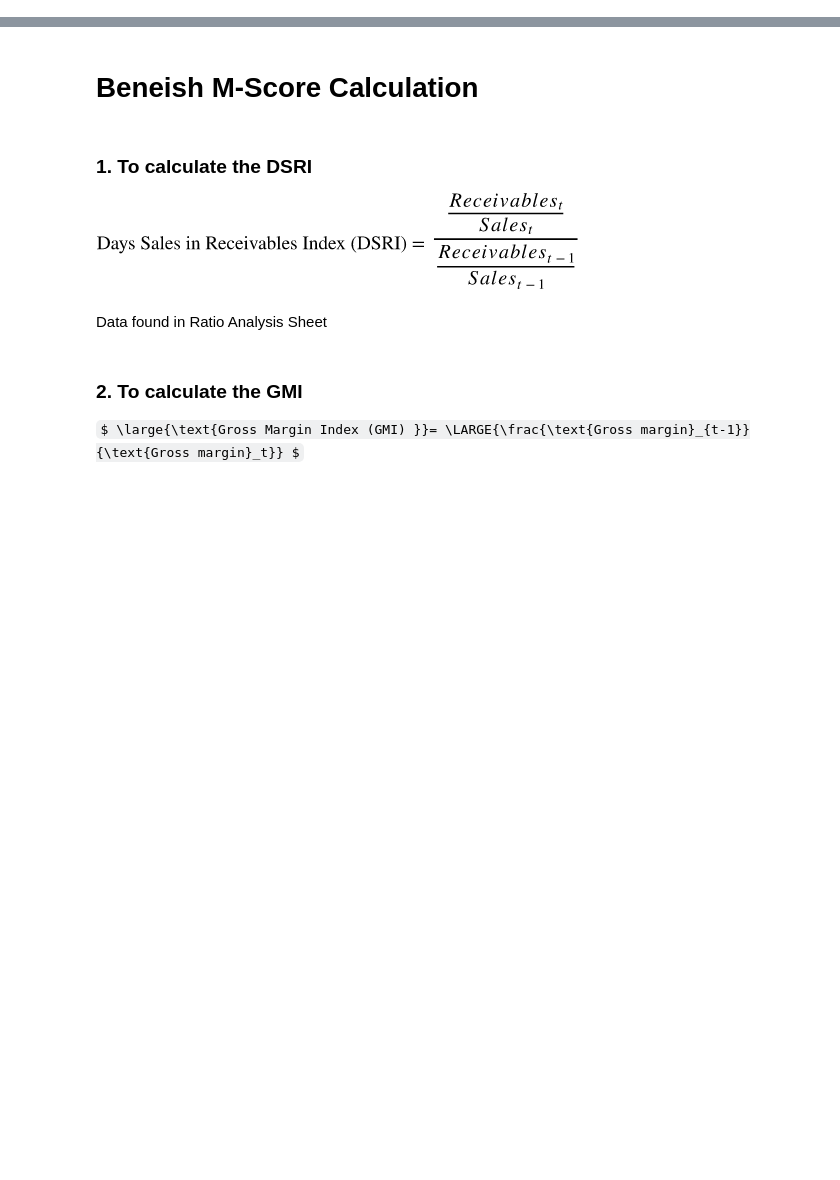
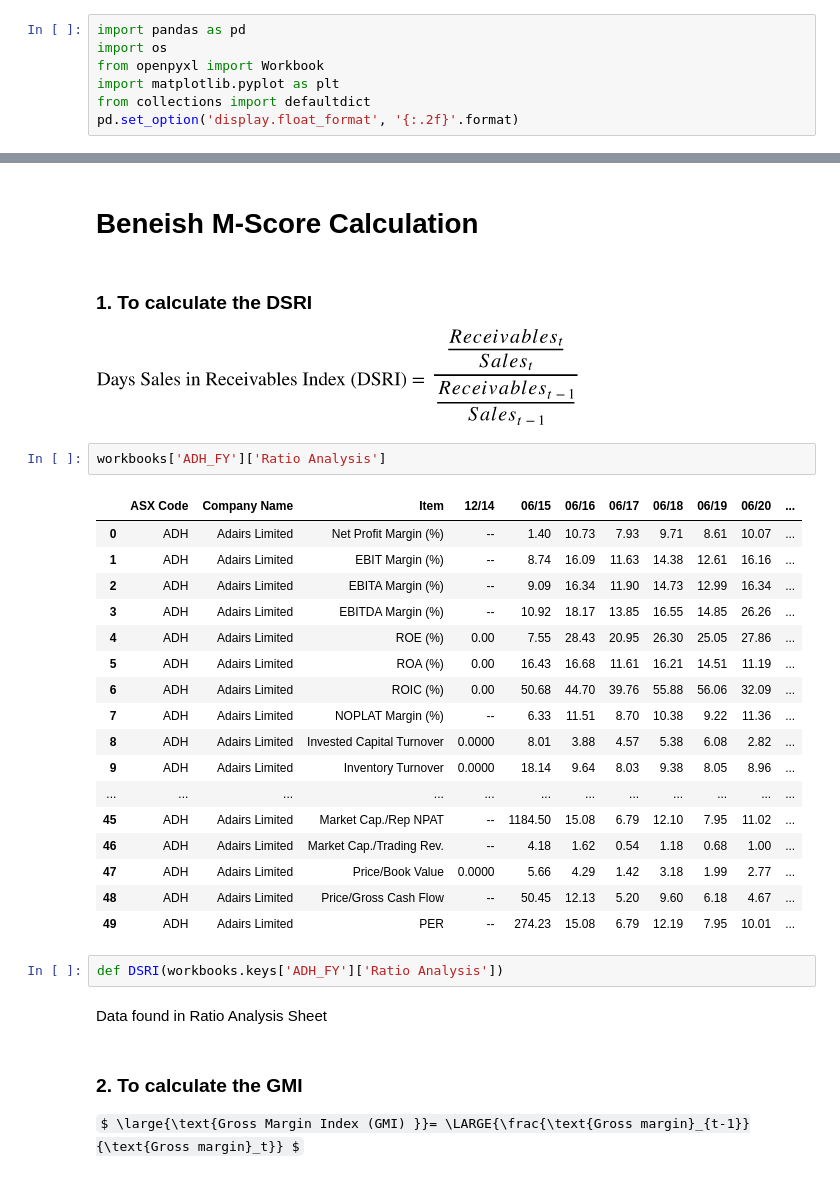
Before and after one commit to someonealive0/deepaudit, a Jupyter notebook: KK Notebook.ipynb, the cells around one changed output, grey strips where cells are left out. Saved outputs shown, nothing was run; the diff lists cells and outputs as text; some formulas as TeX source; blank space fills up the shorter version.

```diff
--- a/KK Notebook.ipynb
+++ b/KK Notebook.ipynb
@@ -4,3 +1,10 @@ import os
+# %%
+import pandas as pd
+import os
+from openpyxl import Workbook
+import matplotlib.pyplot as plt
+from collections import defaultdict
+pd.set_option('display.float_format', '{:.2f}'.format)
 # %%
 files = []
 for i in os.walk('./datasets_excel/'):
@@ -19,6 +23,28 @@ print(list(workbooks.keys()))
 ### 1. To calculate the DSRI
 
 ![image.png](attachment:image.png)
+# %%
+workbooks['ADH_FY']['Ratio Analysis']
+# %% [output]
+|  | ASX Code | Company Name | Item | 12/14 | 06/15 | 06/16 | 06/17 | 06/18 | 06/19 | 06/20 | ... |
+| 0 | ADH | Adairs Limited | Net Profit Margin (%) | -- | 1.40 | 10.73 | 7.93 | 9.71 | 8.61 | 10.07 | ... |
+| 1 | ADH | Adairs Limited | EBIT Margin (%) | -- | 8.74 | 16.09 | 11.63 | 14.38 | 12.61 | 16.16 | ... |
+| 2 | ADH | Adairs Limited | EBITA Margin (%) | -- | 9.09 | 16.34 | 11.90 | 14.73 | 12.99 | 16.34 | ... |
+| 3 | ADH | Adairs Limited | EBITDA Margin (%) | -- | 10.92 | 18.17 | 13.85 | 16.55 | 14.85 | 26.26 | ... |
+| 4 | ADH | Adairs Limited | ROE (%) | 0.00 | 7.55 | 28.43 | 20.95 | 26.30 | 25.05 | 27.86 | ... |
+| 5 | ADH | Adairs Limited | ROA (%) | 0.00 | 16.43 | 16.68 | 11.61 | 16.21 | 14.51 | 11.19 | ... |
+| 6 | ADH | Adairs Limited | ROIC (%) | 0.00 | 50.68 | 44.70 | 39.76 | 55.88 | 56.06 | 32.09 | ... |
+| 7 | ADH | Adairs Limited | NOPLAT Margin (%) | -- | 6.33 | 11.51 | 8.70 | 10.38 | 9.22 | 11.36 | ... |
+| 8 | ADH | Adairs Limited | Invested Capital Turnover | 0.0000 | 8.01 | 3.88 | 4.57 | 5.38 | 6.08 | 2.82 | ... |
+| 9 | ADH | Adairs Limited | Inventory Turnover | 0.0000 | 18.14 | 9.64 | 8.03 | 9.38 | 8.05 | 8.96 | ... |
+| ... | ... | ... | ... | ... | ... | ... | ... | ... | ... | ... | ... |
+| 45 | ADH | Adairs Limited | Market Cap./Rep NPAT | -- | 1184.50 | 15.08 | 6.79 | 12.10 | 7.95 | 11.02 | ... |
+| 46 | ADH | Adairs Limited | Market Cap./Trading Rev. | -- | 4.18 | 1.62 | 0.54 | 1.18 | 0.68 | 1.00 | ... |
+| 47 | ADH | Adairs Limited | Price/Book Value | 0.0000 | 5.66 | 4.29 | 1.42 | 3.18 | 1.99 | 2.77 | ... |
+| 48 | ADH | Adairs Limited | Price/Gross Cash Flow | -- | 50.45 | 12.13 | 5.20 | 9.60 | 6.18 | 4.67 | ... |
+| 49 | ADH | Adairs Limited | PER | -- | 274.23 | 15.08 | 6.79 | 12.19 | 7.95 | 10.01 | ... |
+# %%
+def DSRI(workbooks.keys['ADH_FY']['Ratio Analysis'])
 # %% [markdown]
 Data found in Ratio Analysis Sheet
 # %% [markdown]
```
Also changed, not shown: parts of 1 cell of this notebook, 6 other files.
